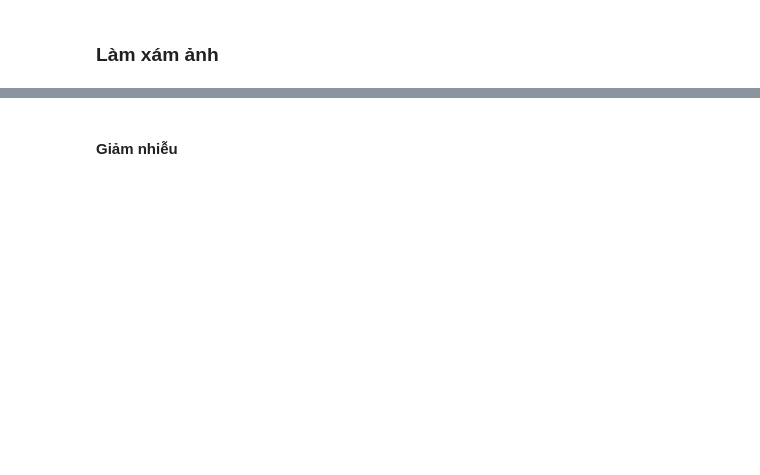
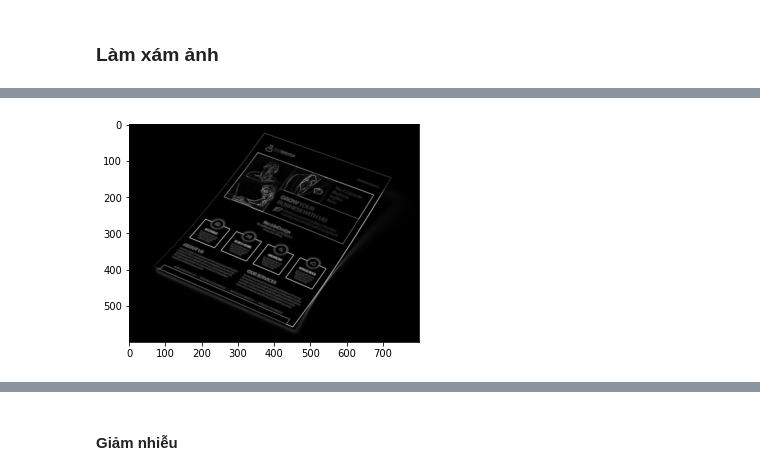
Before and after one commit to lnpanh/CSC14116, a Jupyter notebook: Report.ipynb, the cells around one changed output, grey strips where cells are left out. Saved outputs shown, nothing was run; the diff lists cells and outputs as text; code cells hidden in the pictures; blank space fills up the shorter version.

```diff
--- a/Report.ipynb
+++ b/Report.ipynb
@@ -185,0 +561,5 @@ Wall time: 26.7 ms
+# %%
+%time edge_sobel_py, angle_py = edgeGradient_py(gray_py, sobel_x_kernel, sobel_y_kernel)
+plt.imshow(edge_sobel_py, cmap='gray')
+plt.show()
+# %% [output]
@@ -185,0 +568 @@ Wall time: 26.7 ms
+[figure, added]
```
Also changed, not shown: parts of 168 cells of this notebook.
